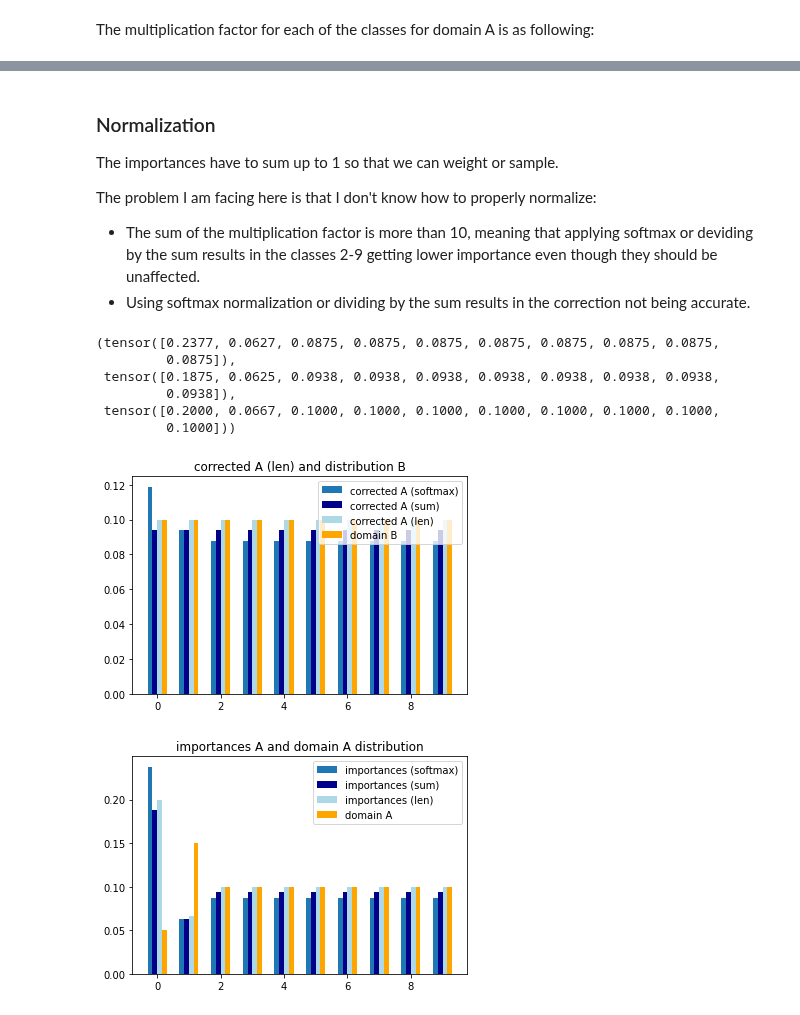
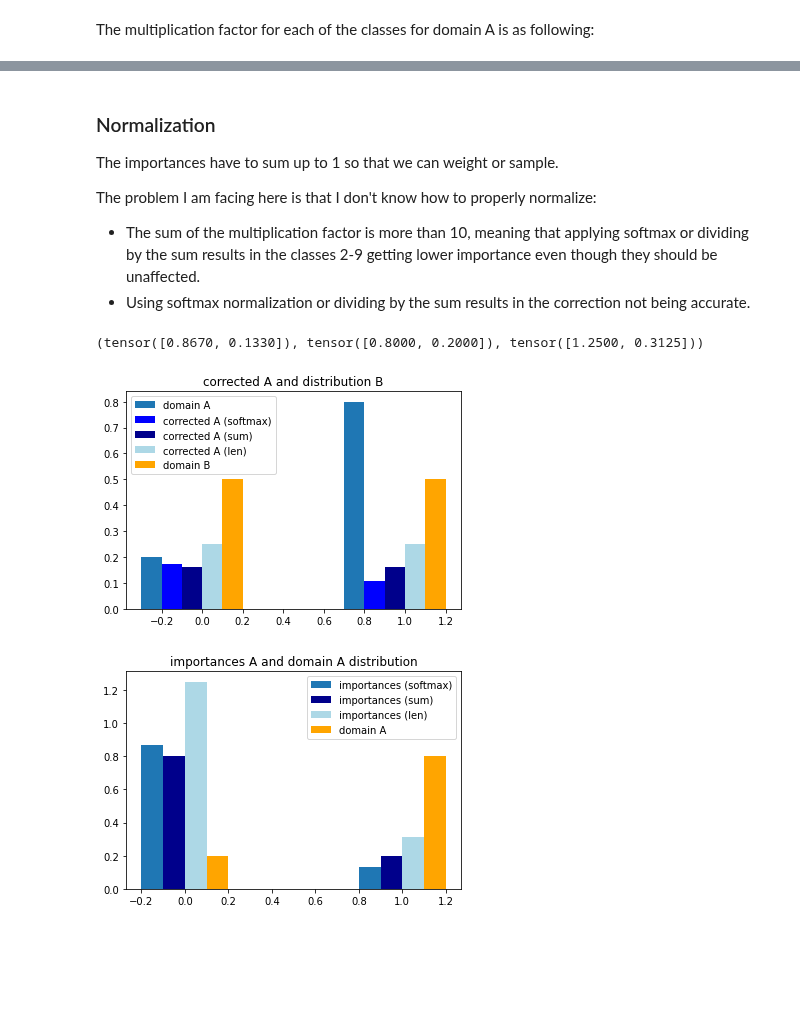
Before and after one commit to MichelleAppel/distribution-aware-image-to-image-translation, a Jupyter notebook: toy_examples/importance_calculation_multilabel.ipynb, the cells around one changed output, grey strips where cells are left out. Saved outputs shown, nothing was run; the diff lists cells and outputs as text; code cells hidden in the pictures; blank space fills up the shorter version.

```diff
--- a/toy_examples/importance_calculation_multilabel.ipynb
+++ b/toy_examples/importance_calculation_multilabel.ipynb
@@ -15,3 +9,9 @@ p_B /= p_B.sum()
+# %%
+p_A = torch.Tensor([0.2, 0.8])
+p_A /= p_A.sum()
+
+p_B = torch.Tensor([0.5, 0.5])
+p_B /= p_B.sum()
 # %%
 width = 0.35
 
@@ -48,7 +40,7 @@ sum: 10.666666030883789
 The importances have to sum up to 1 so that we can weight or sample.
 
 The problem I am facing here is that I don't know how to properly normalize:
-* The sum of the multiplication factor is more than 10, meaning that applying softmax or deviding by the sum results in the classes 2-9 getting lower importance even though they should be unaffected.
+* The sum of the multiplication factor is more than 10, meaning that applying softmax or dividing by the sum results in the classes 2-9 getting lower importance even though they should be unaffected.
 * Using softmax normalization or dividing by the sum results in the correction not being accurate.
 # %%
 softmax = torch.nn.Softmax(0)
@@ -61,38 +53,34 @@ len_nm = m/len(m)
 
 softmax_nm, sum_nm, len_nm
 # %% [output]
-(tensor([0.2377, 0.0627, 0.0875, 0.0875, 0.0875, 0.0875, 0.0875, 0.0875, 0.0875,
-         0.0875]),
- tensor([0.1875, 0.0625, 0.0938, 0.0938, 0.0938, 0.0938, 0.0938, 0.0938, 0.0938,
-         0.0938]),
- tensor([0.2000, 0.0667, 0.1000, 0.1000, 0.1000, 0.1000, 0.1000, 0.1000, 0.1000,
-         0.1000]))
+(tensor([0.8670, 0.1330]), tensor([0.8000, 0.2000]), tensor([1.2500, 0.3125]))
 # %%
-width = 0.15
+width = 0.1
 
-plt.title('corrected A (len) and distribution B')
-plt.bar(torch.arange(10) - 1.5*width, softmax_nm * p_A * 10, width)
-plt.bar(torch.arange(10) - width/2, sum_nm * p_A * 10, width, color='darkblue')
-plt.bar(torch.arange(10) + width/2, len_nm * p_A * 10, width, color='lightblue')
-plt.bar(torch.arange(10) + 1.5*width, p_B, width, color='orange')
+plt.title('corrected A and distribution B')
+plt.bar(torch.arange(len(p_A)) - 2.5*width, p_A, width)
+plt.bar(torch.arange(len(p_A)) - 1.5*width, softmax_nm * p_A, width, color='blue')
+plt.bar(torch.arange(len(p_A)) - width/2, sum_nm * p_A, width, color='darkblue')
+plt.bar(torch.arange(len(p_A)) + width/2, len_nm * p_A, width, color='lightblue')
+plt.bar(torch.arange(len(p_B)) + 1.5*width, p_B, width, color='orange')
 
-plt.legend(['corrected A (softmax)', 'corrected A (sum)', 'corrected A (len)', 'domain B'])
+plt.legend(['domain A', 'corrected A (softmax)', 'corrected A (sum)', 'corrected A (len)', 'domain B'])
 plt.show()
 # %% [output]
-[figure, old version]
+[figure, new version]
 # %%
-width = 0.15
+width = 0.1
 
 plt.title('importances A and domain A distribution')
-plt.bar(torch.arange(10) - 1.5*width, softmax_nm, width)
-plt.bar(torch.arange(10) - width/2, sum_nm, width, color='darkblue')
-plt.bar(torch.arange(10) + width/2, len_nm, width, color='lightblue')
-plt.bar(torch.arange(10) + 1.5*width, p_A, width, color='orange')
+plt.bar(torch.arange(len(p_A)) - 1.5*width, softmax_nm, width)
+plt.bar(torch.arange(len(p_A)) - width/2, sum_nm, width, color='darkblue')
+plt.bar(torch.arange(len(p_A)) + width/2, len_nm, width, color='lightblue')
+plt.bar(torch.arange(len(p_A)) + 1.5*width, p_A, width, color='orange')
 
 plt.legend(['importances (softmax)', 'importances (sum)', 'importances (len)', 'domain A'])
 plt.show()
 # %% [output]
-[figure, old version]
+[figure, new version]
 # %%
 width = 0.35
 
```
Also changed, not shown: parts of 7 cells of this notebook.
